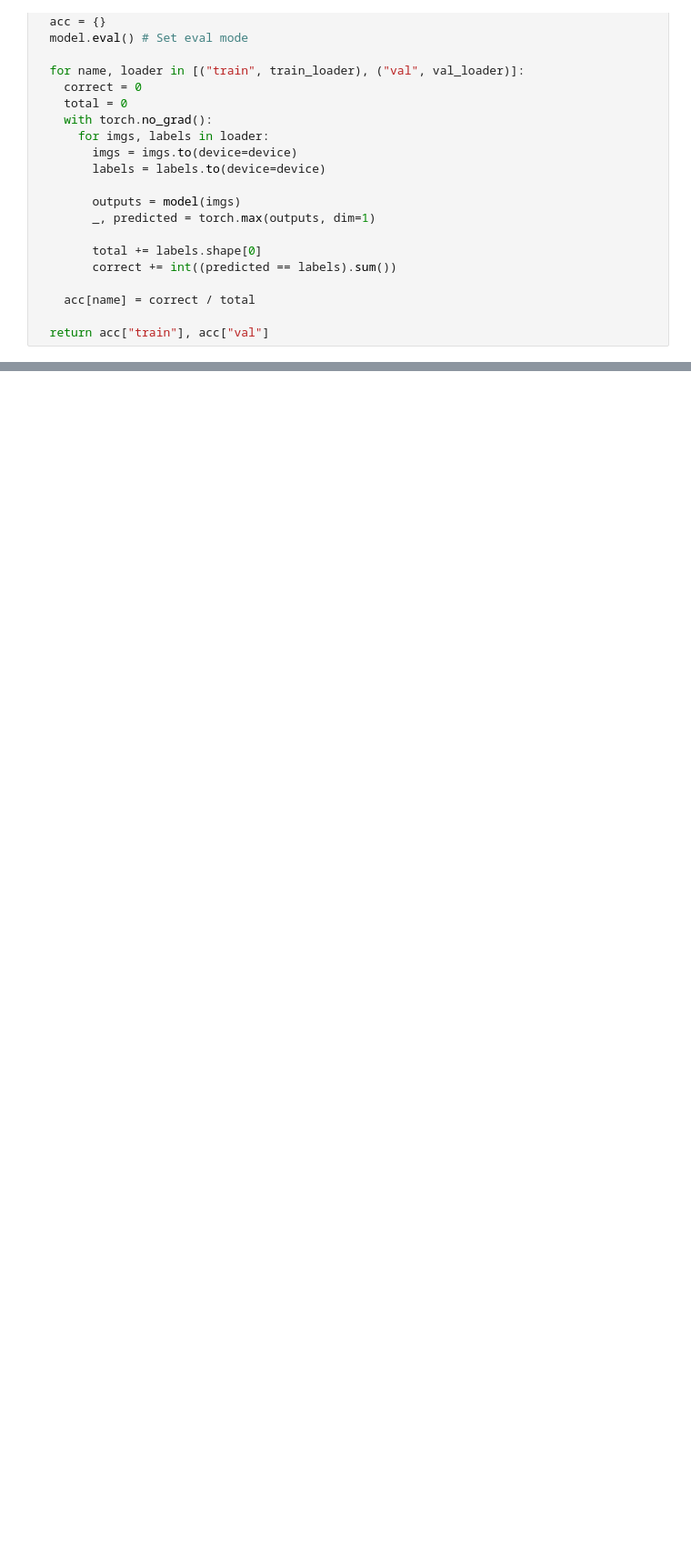
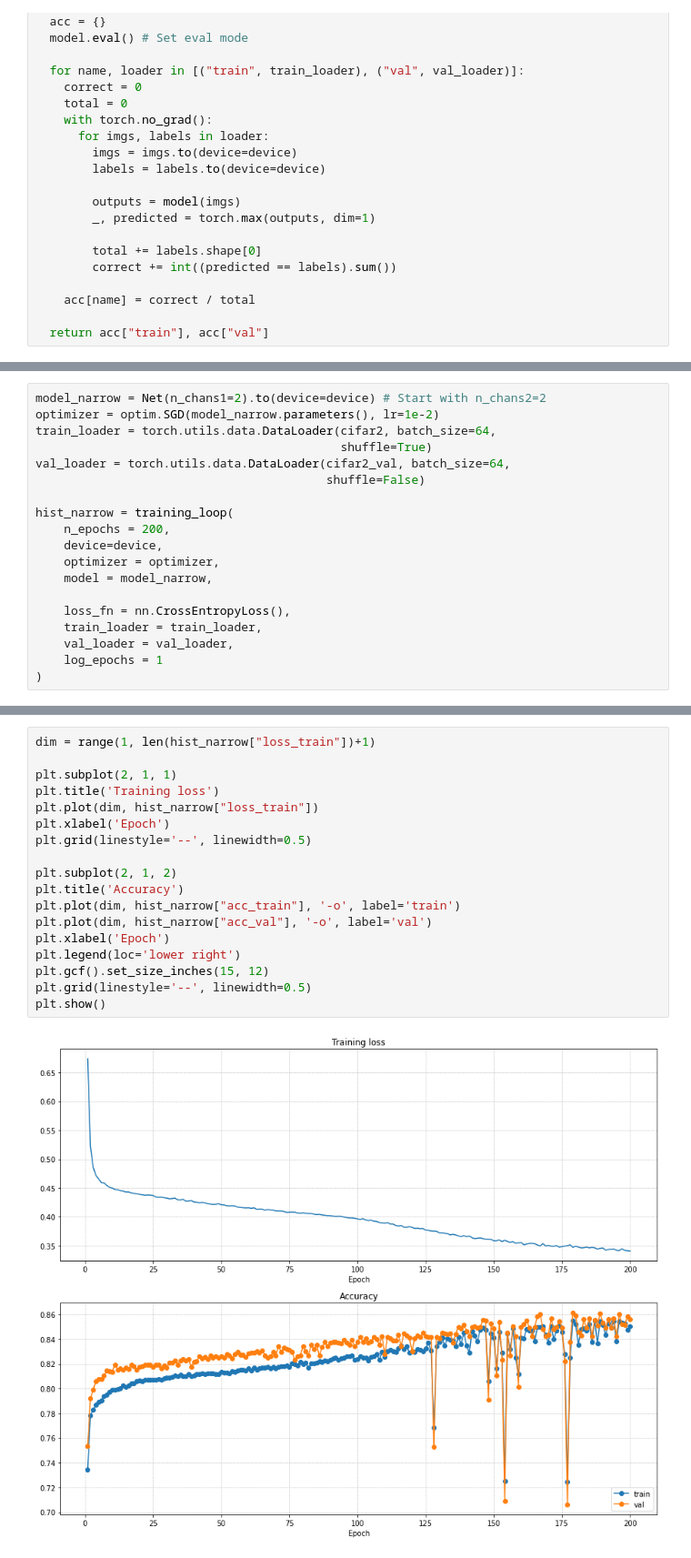
Before and after one commit to Bitdribble/dlwpt-code, a Jupyter notebook: colab/PyTorchCh8_Optimization.ipynb, the cells around one changed output, grey strips where cells are left out. Shown at 91% size. Drawn from its saved outputs; the diff is of its cells as text; blank space fills up the shorter version.

```diff
--- a/colab/PyTorchCh8_Optimization.ipynb
+++ b/colab/PyTorchCh8_Optimization.ipynb
@@ -137,0 +150,19 @@ class Net(nn.Module):
+# %%
+model_narrow = Net(n_chans1=2).to(device=device) # Start with n_chans2=2
+optimizer = optim.SGD(model_narrow.parameters(), lr=1e-2)
+train_loader = torch.utils.data.DataLoader(cifar2, batch_size=64,
+                                           shuffle=True)
+val_loader = torch.utils.data.DataLoader(cifar2_val, batch_size=64,
+                                         shuffle=False)
+
+hist_narrow = training_loop(
+    n_epochs = 200,
+    device=device,
+    optimizer = optimizer,
+    model = model_narrow,
+
+    loss_fn = nn.CrossEntropyLoss(),
+    train_loader = train_loader,
+    val_loader = val_loader,
+    log_epochs = 1
+)
@@ -137,0 +187,20 @@ class Net(nn.Module):
+# %%
+dim = range(1, len(hist_narrow["loss_train"])+1)
+
+plt.subplot(2, 1, 1)
+plt.title('Training loss')
+plt.plot(dim, hist_narrow["loss_train"])
+plt.xlabel('Epoch')
+plt.grid(linestyle='--', linewidth=0.5)
+
+plt.subplot(2, 1, 2)
+plt.title('Accuracy')
+plt.plot(dim, hist_narrow["acc_train"], '-o', label='train')
+plt.plot(dim, hist_narrow["acc_val"], '-o', label='val')
+plt.xlabel('Epoch')
+plt.legend(loc='lower right')
+plt.gcf().set_size_inches(15, 12)
+plt.grid(linestyle='--', linewidth=0.5)
+plt.show()
+# %% [output]
+[figure, added]
```
Also changed, not shown: parts of 35 cells of this notebook.
